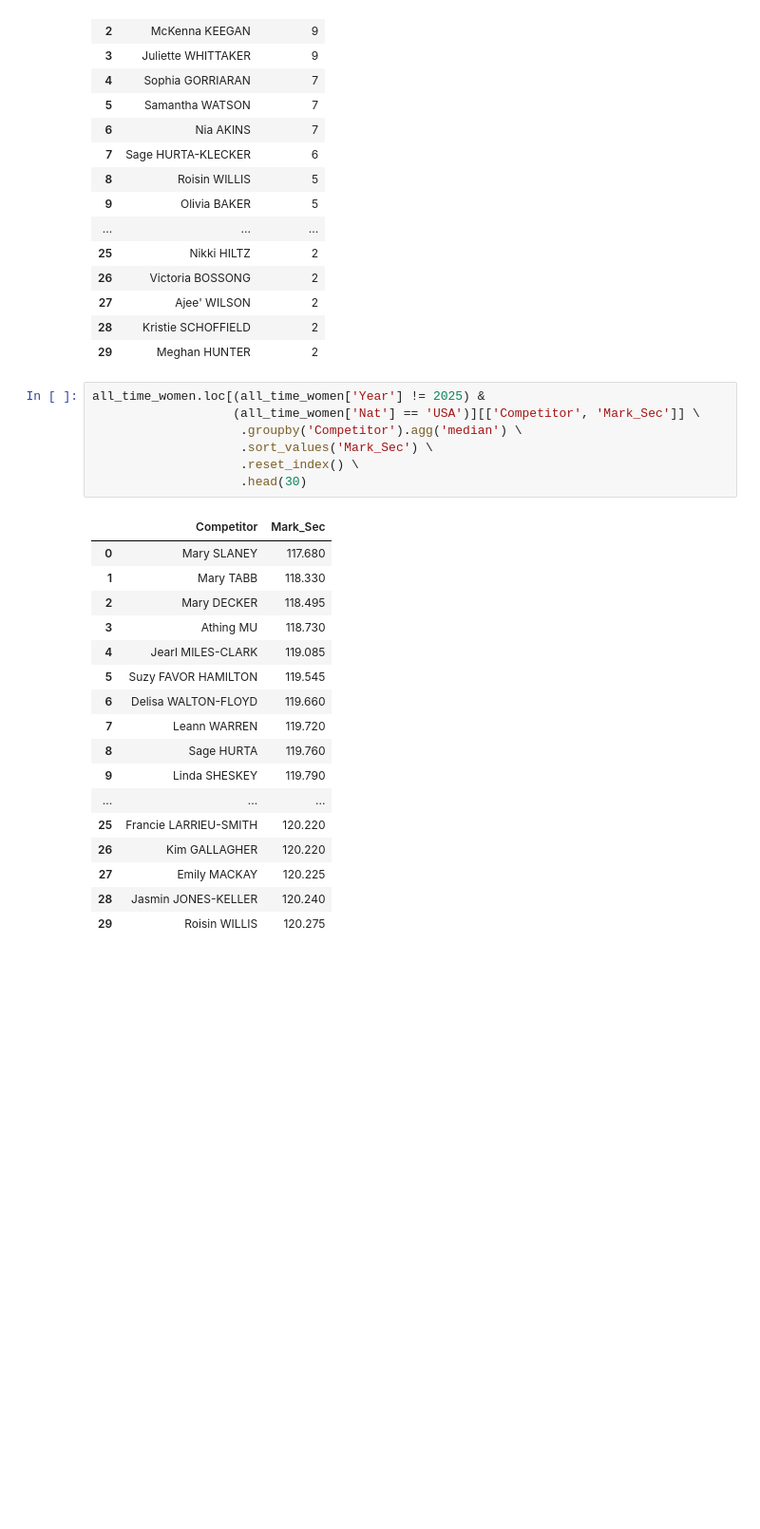
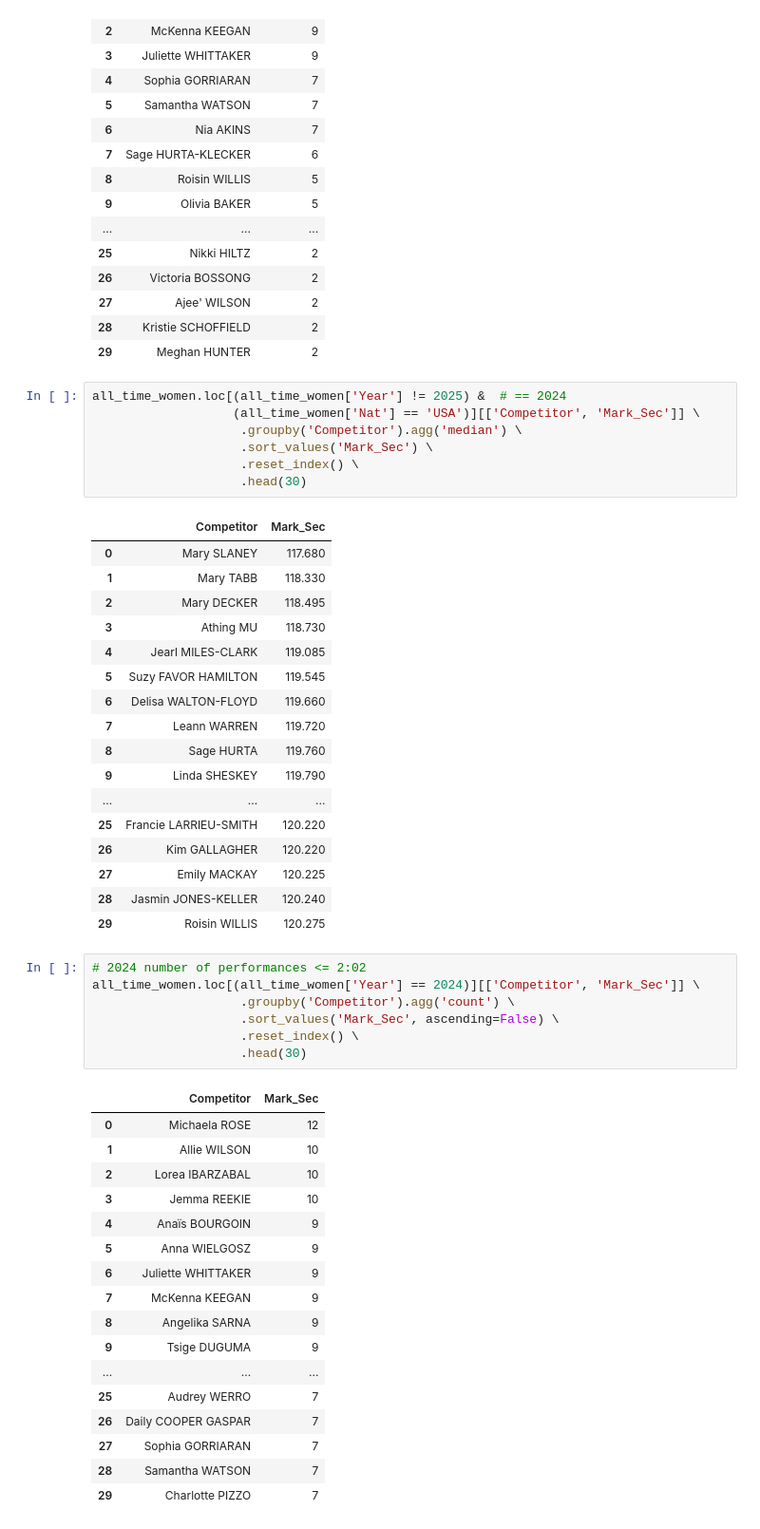
Before and after one commit to mitchellggreenhalgh/world-athletics-analysis, a Jupyter notebook: 800m_analysis.ipynb, the cells around one changed output. Shown: that part at 95% size. Saved outputs shown, nothing was run; the diff lists cells and outputs as text; blank space fills up the shorter version.

```diff
--- a/800m_analysis.ipynb
+++ b/800m_analysis.ipynb
@@ -343,7 +343,7 @@ all_time_women.loc[(all_time_women['Year'] != 2025) &  # == 2024
 | 28 | Kristie SCHOFFIELD | 2 |
 | 29 | Meghan HUNTER | 2 |
 # %%
-all_time_women.loc[(all_time_women['Year'] != 2025) &
+all_time_women.loc[(all_time_women['Year'] != 2025) &  # == 2024
                    (all_time_women['Nat'] == 'USA')][['Competitor', 'Mark_Sec']] \
                     .groupby('Competitor').agg('median') \
                     .sort_values('Mark_Sec') \
@@ -367,3 +367,28 @@ all_time_women.loc[(all_time_women['Year'] != 2025) &
 | 27 | Emily MACKAY | 120.225 |
 | 28 | Jasmin JONES-KELLER | 120.240 |
 | 29 | Roisin WILLIS | 120.275 |
+# %%
+# 2024 number of performances <= 2:02
+all_time_women.loc[(all_time_women['Year'] == 2024)][['Competitor', 'Mark_Sec']] \
+                    .groupby('Competitor').agg('count') \
+                    .sort_values('Mark_Sec', ascending=False) \
+                    .reset_index() \
+                    .head(30)
+# %% [output]
+|  | Competitor | Mark_Sec |
+| 0 | Michaela ROSE | 12 |
+| 1 | Allie WILSON | 10 |
+| 2 | Lorea IBARZABAL | 10 |
+| 3 | Jemma REEKIE | 10 |
+| 4 | Anaïs BOURGOIN | 9 |
+| 5 | Anna WIELGOSZ | 9 |
+| 6 | Juliette WHITTAKER | 9 |
+| 7 | McKenna KEEGAN | 9 |
+| 8 | Angelika SARNA | 9 |
+| 9 | Tsige DUGUMA | 9 |
+| ... | ... | ... |
+| 25 | Audrey WERRO | 7 |
+| 26 | Daily COOPER GASPAR | 7 |
+| 27 | Sophia GORRIARAN | 7 |
+| 28 | Samantha WATSON | 7 |
+| 29 | Charlotte PIZZO | 7 |
```
Also changed, not shown: parts of 3 cells of this notebook.
